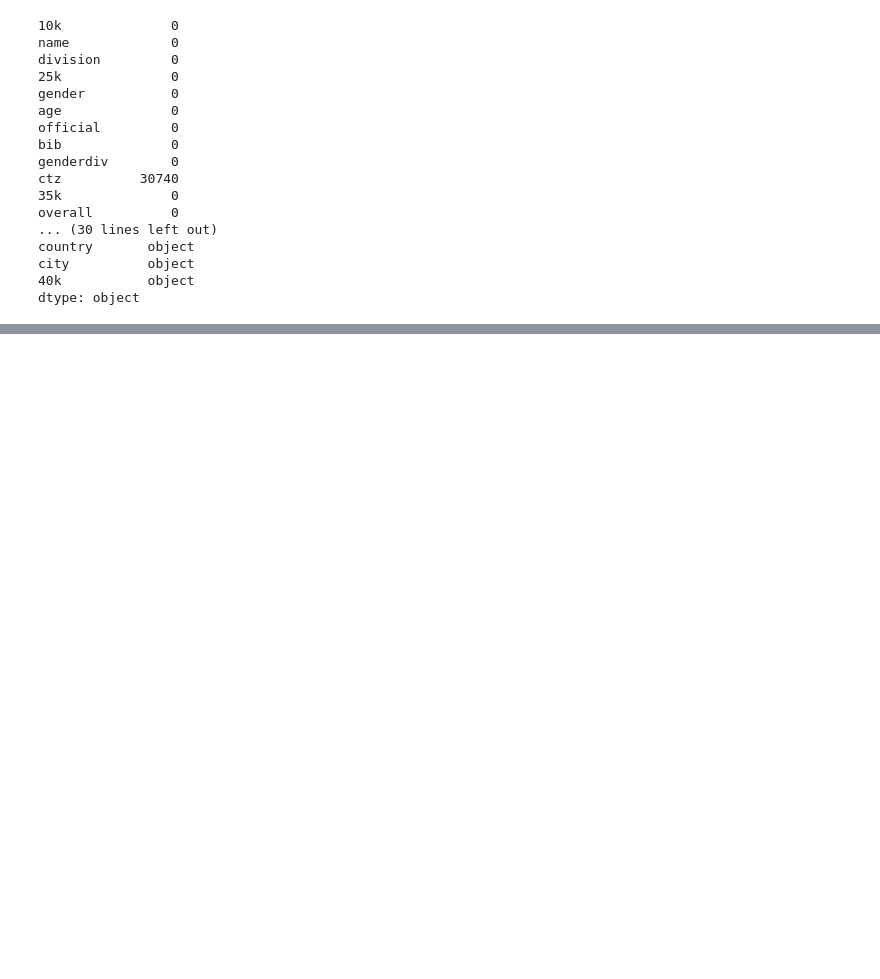
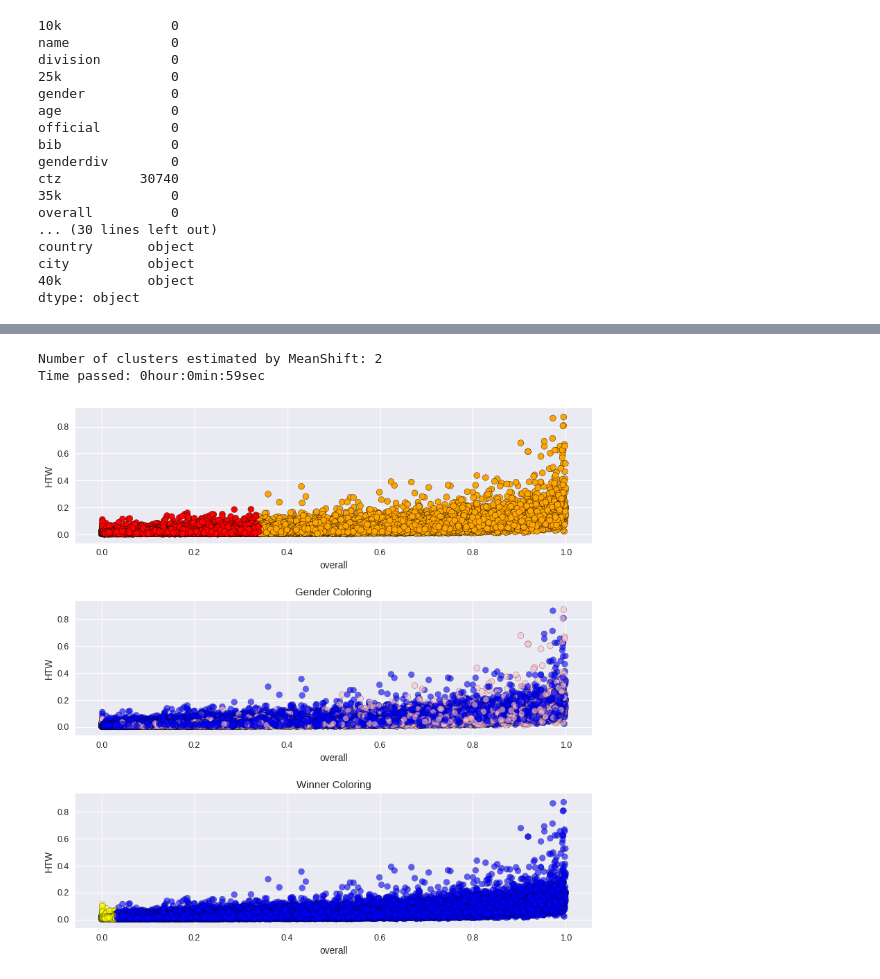
Before and after one commit to gurkpet/Thinkful-Lessons, a Jupyter notebook: Thinkful 4.2/BostonMarathon2.0.ipynb, the cells around one changed output, grey strips where cells are left out. Saved outputs shown, nothing was run; the diff lists cells and outputs as text; code cells hidden in the pictures; blank space fills up the shorter version.

```diff
--- a/Thinkful 4.2/BostonMarathon2.0.ipynb
+++ b/Thinkful 4.2/BostonMarathon2.0.ipynb
@@ -188,0 +221,6 @@ Time passed: 0hour:0min:56sec
+# %%
+chcktwo(marathon, 'overall', 'HTW', marathon)
+# %% [output]
+Number of clusters estimated by MeanShift: 2
+Time passed: 0hour:0min:59sec
+[figure, added]
```
Also changed, not shown: parts of 24 cells of this notebook.
